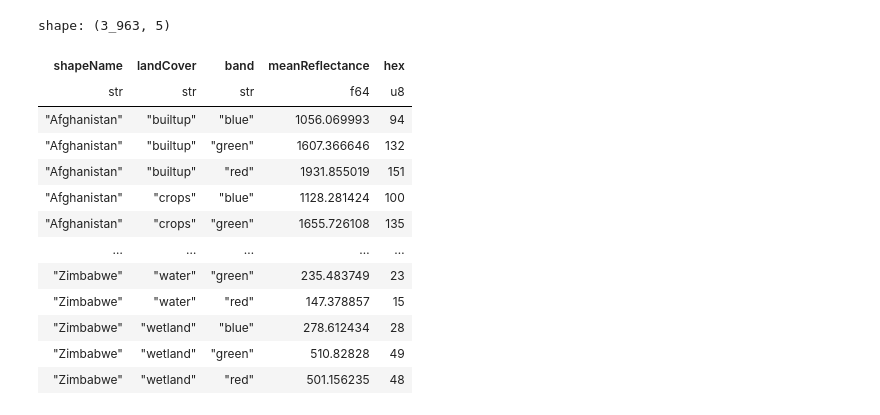
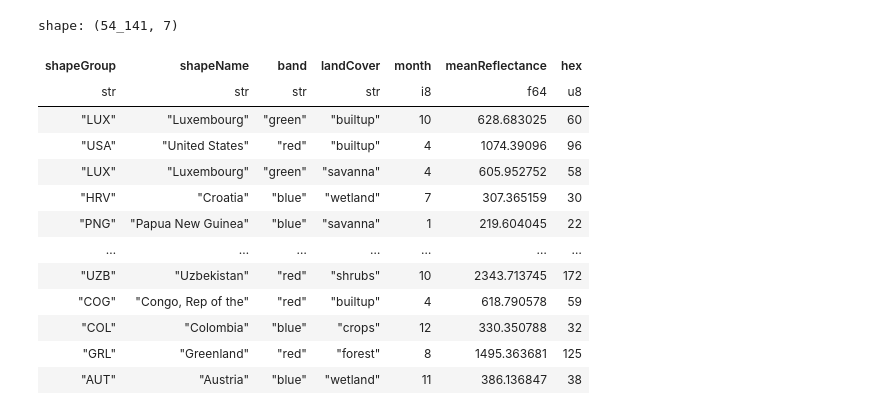
Before and after one commit to jonasViehweger/LandShade, a Jupyter notebook: calc_colors.ipynb, the cells around one changed output. Saved outputs shown, nothing was run; the diff lists cells and outputs as text; code cells hidden in the pictures.

```diff
--- a/calc_colors.ipynb
+++ b/calc_colors.ipynb
@@ -6,15 +5,41 @@ data = pl.read_csv("data/LandColor.csv")
+# %%
+most_data = pl.read_csv("data/LandColor.csv")
+forest_data = pl.read_csv("data/LandColorForest.csv")
+data = most_data.join(forest_data.select("shapeName", "date", pl.selectors.starts_with("forest_")), on=["shapeName", "date"])
 # %%
 long = (data
- .select(pl.all().exclude([".geo", "system:index"]))
- .unpivot(index = ["date", "shapeGroup", "shapeName", "shapeType"], variable_name = "variable", value_name="meanReflectance")
- .with_columns(
+    .select(pl.all().exclude([".geo", "system:index"]))
+    .unpivot(index = ["date", "shapeGroup", "shapeName", "shapeType"], variable_name = "variable", value_name="meanReflectance")
+    .with_columns(
+        pl.from_epoch(pl.col("date"), time_unit="ms"),
         pl.col("variable").str.splitn('_',2).struct.rename_fields(["landCover","band"])
     )
- .unnest("variable")
- .filter(shapeType="ADM0")
+    .with_columns(month = pl.col.date.dt.month())
+    .unnest("variable")
+    .filter(shapeType="ADM0")
 )
 # %%
 # Cubic spline from Blue Marble Next Gen
 cs = CubicSpline([0,0.25,0.75,1], [0, 179, 240, 255])
 # %%
-long_term_mean = long.group_by(["shapeGroup", "shapeName", "band", "landCover"]).agg(pl.col.meanReflectance.mean()).drop_nans()
+means = long.group_by(["shapeGroup", "shapeName", "band", "landCover", "month"]).agg(pl.col.meanReflectance.mean()).drop_nans().with_columns(
+                hex=pl.col.meanReflectance
+                    .map_elements(lambda meanRefl: float(cs((meanRefl * 0.0001))), return_dtype=pl.Float32)
+                    .cast(pl.UInt8, strict=False)
+            ).drop_nulls()
+means
+# %% [output]
+shape: (54_141, 7)
+| shapeGroup | shapeName | band | landCover | month | meanReflectance | hex |
+| str | str | str | str | i8 | f64 | u8 |
+| "LUX" | "Luxembourg" | "green" | "builtup" | 10 | 628.683025 | 60 |
+| "USA" | "United States" | "red" | "builtup" | 4 | 1074.39096 | 96 |
+| "LUX" | "Luxembourg" | "green" | "savanna" | 4 | 605.952752 | 58 |
+| "HRV" | "Croatia" | "blue" | "wetland" | 7 | 307.365159 | 30 |
+| "PNG" | "Papua New Guinea" | "blue" | "savanna" | 1 | 219.604045 | 22 |
+| … | … | … | … | … | … | … |
+| "UZB" | "Uzbekistan" | "red" | "shrubs" | 10 | 2343.713745 | 172 |
+| "COG" | "Congo, Rep of the" | "red" | "builtup" | 4 | 618.790578 | 59 |
+| "COL" | "Colombia" | "blue" | "crops" | 12 | 330.350788 | 32 |
+| "GRL" | "Greenland" | "red" | "forest" | 8 | 1495.363681 | 125 |
+| "AUT" | "Austria" | "blue" | "wetland" | 11 | 386.136847 | 38 |
@@ -23,18 +45,0 @@ hexes = pl.Series("hex", list(cs((long_term_mean["meanReflectance"] * 0.0001))))
-# %%
-test = long_term_mean.with_columns(hex=hexes.cast(pl.UInt8)).select("shapeName", "landCover","band", "meanReflectance", "hex").sort(["shapeName", "landCover", "band"])
-test
-# %% [output]
-shape: (3_963, 5)
-| shapeName | landCover | band | meanReflectance | hex |
-| str | str | str | f64 | u8 |
-| "Afghanistan" | "builtup" | "blue" | 1056.069993 | 94 |
-| "Afghanistan" | "builtup" | "green" | 1607.366646 | 132 |
-| "Afghanistan" | "builtup" | "red" | 1931.855019 | 151 |
-| "Afghanistan" | "crops" | "blue" | 1128.281424 | 100 |
-| "Afghanistan" | "crops" | "green" | 1655.726108 | 135 |
-| … | … | … | … | … |
-| "Zimbabwe" | "water" | "green" | 235.483749 | 23 |
-| "Zimbabwe" | "water" | "red" | 147.378857 | 15 |
-| "Zimbabwe" | "wetland" | "blue" | 278.612434 | 28 |
-| "Zimbabwe" | "wetland" | "green" | 510.82828 | 49 |
-| "Zimbabwe" | "wetland" | "red" | 501.156235 | 48 |
```
Also changed, not shown: parts of 14 cells of this notebook, 2 other files.
